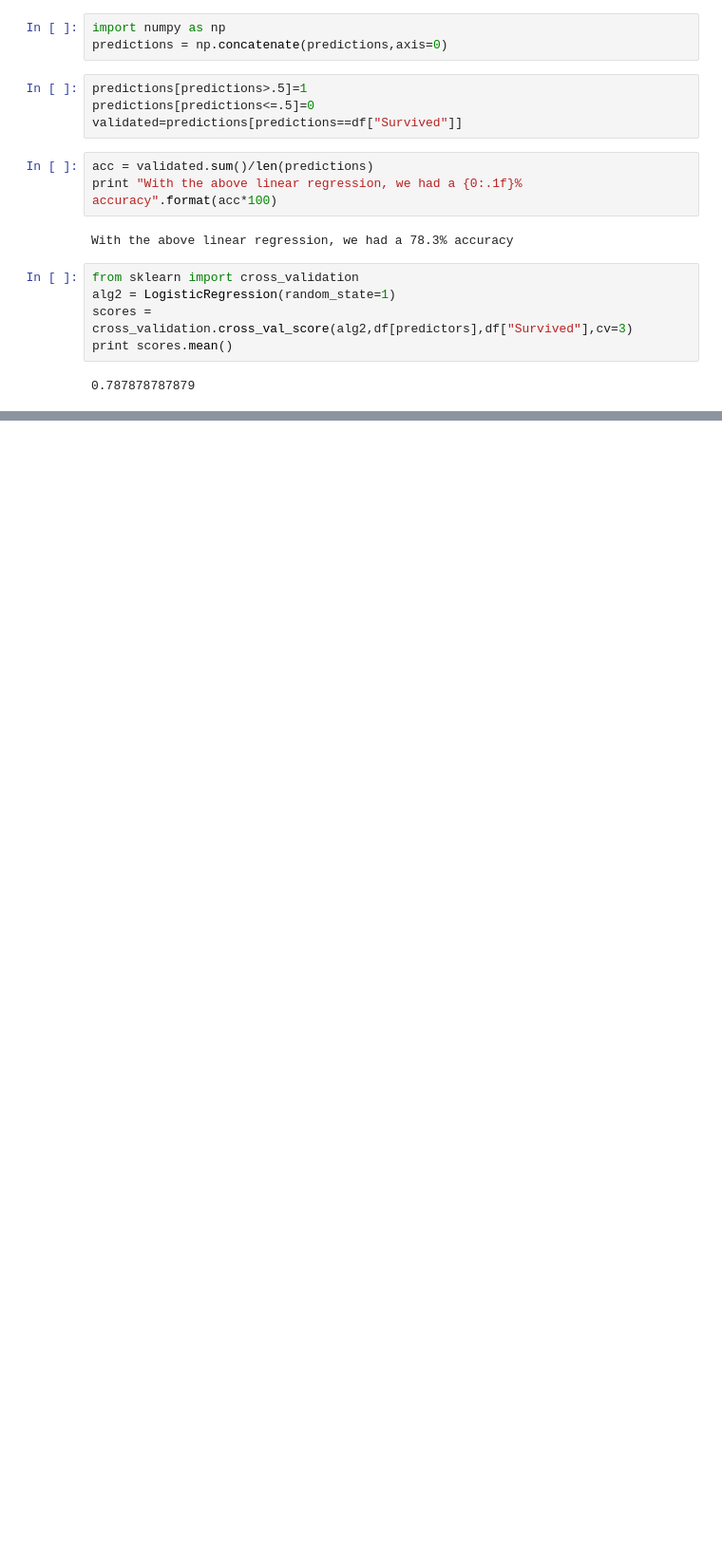
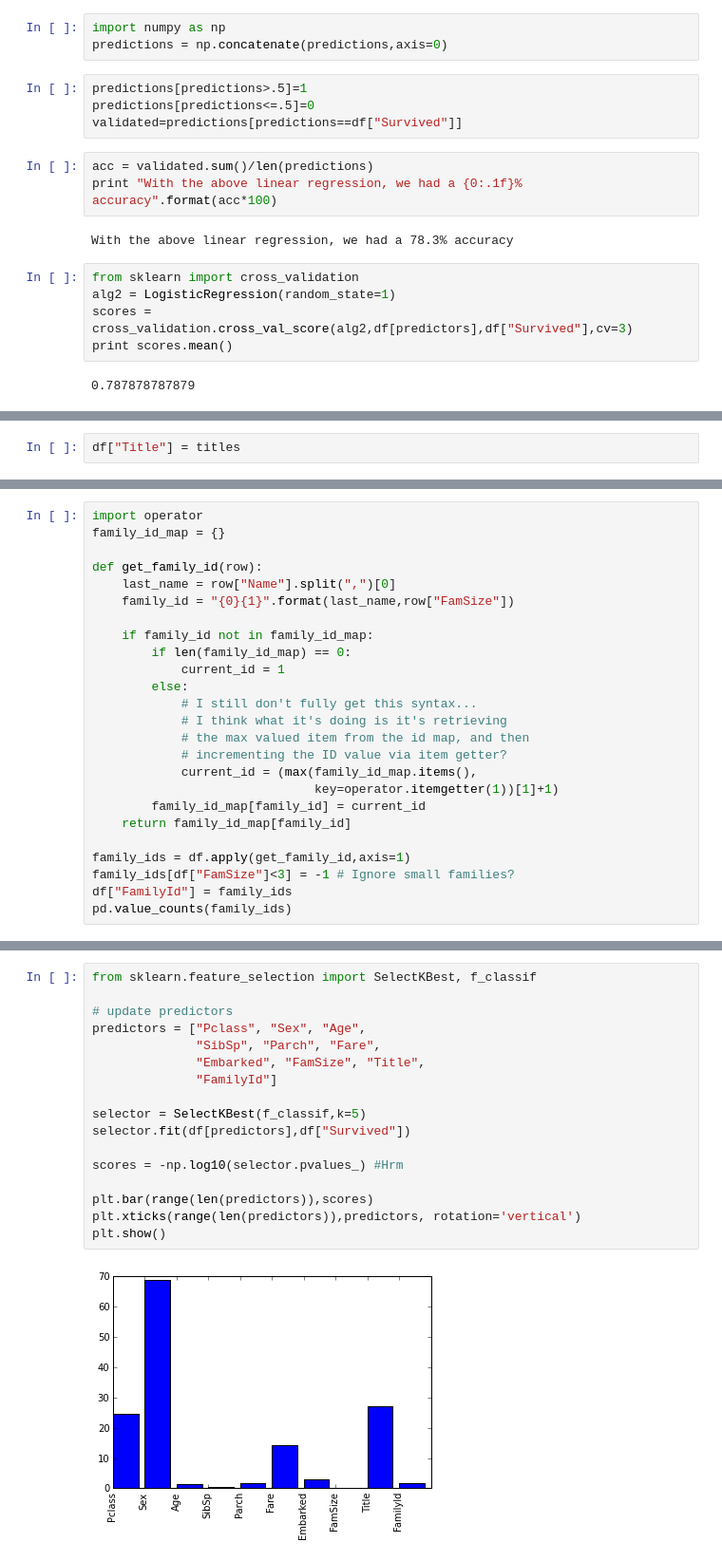
Before and after one commit to lovettbarron/GA-datasci, a Jupyter notebook: kaggle-titanic/explore.ipynb, the cells around one changed output, grey strips where cells are left out. Shown at 95% size. Drawn from its saved outputs; the diff is of its cells as text; blank space fills up the shorter version.

```diff
--- a/kaggle-titanic/explore.ipynb
+++ b/kaggle-titanic/explore.ipynb
@@ -172,0 +262,2 @@ print scores.mean()
+# %%
+df["Title"] = titles
@@ -172,0 +268,25 @@ print scores.mean()
+# %%
+import operator
+family_id_map = {}
+
+def get_family_id(row):
+    last_name = row["Name"].split(",")[0]
+    family_id = "{0}{1}".format(last_name,row["FamSize"])
+
+    if family_id not in family_id_map:
+        if len(family_id_map) == 0:
+            current_id = 1
+        else:
+            # I still don't fully get this syntax...
+            # I think what it's doing is it's retrieving
+            # the max valued item from the id map, and then
+            # incrementing the ID value via item getter?
+            current_id = (max(family_id_map.items(),
+                              key=operator.itemgetter(1))[1]+1)
+        family_id_map[family_id] = current_id
+    return family_id_map[family_id]
+
+family_ids = df.apply(get_family_id,axis=1)
+family_ids[df["FamSize"]<3] = -1 # Ignore small families?
+df["FamilyId"] = family_ids
+pd.value_counts(family_ids)
@@ -172,0 +311,19 @@ print scores.mean()
+# %%
+from sklearn.feature_selection import SelectKBest, f_classif
+
+# update predictors
+predictors = ["Pclass", "Sex", "Age",
+              "SibSp", "Parch", "Fare",
+              "Embarked", "FamSize", "Title",
+              "FamilyId"]
+
+selector = SelectKBest(f_classif,k=5)
+selector.fit(df[predictors],df["Survived"])
+
+scores = -np.log10(selector.pvalues_) #Hrm
+
+plt.bar(range(len(predictors)),scores)
+plt.xticks(range(len(predictors)),predictors, rotation='vertical')
+plt.show()
+# %% [output]
+[figure, added]
```
Also changed, not shown: parts of 13 cells of this notebook.
